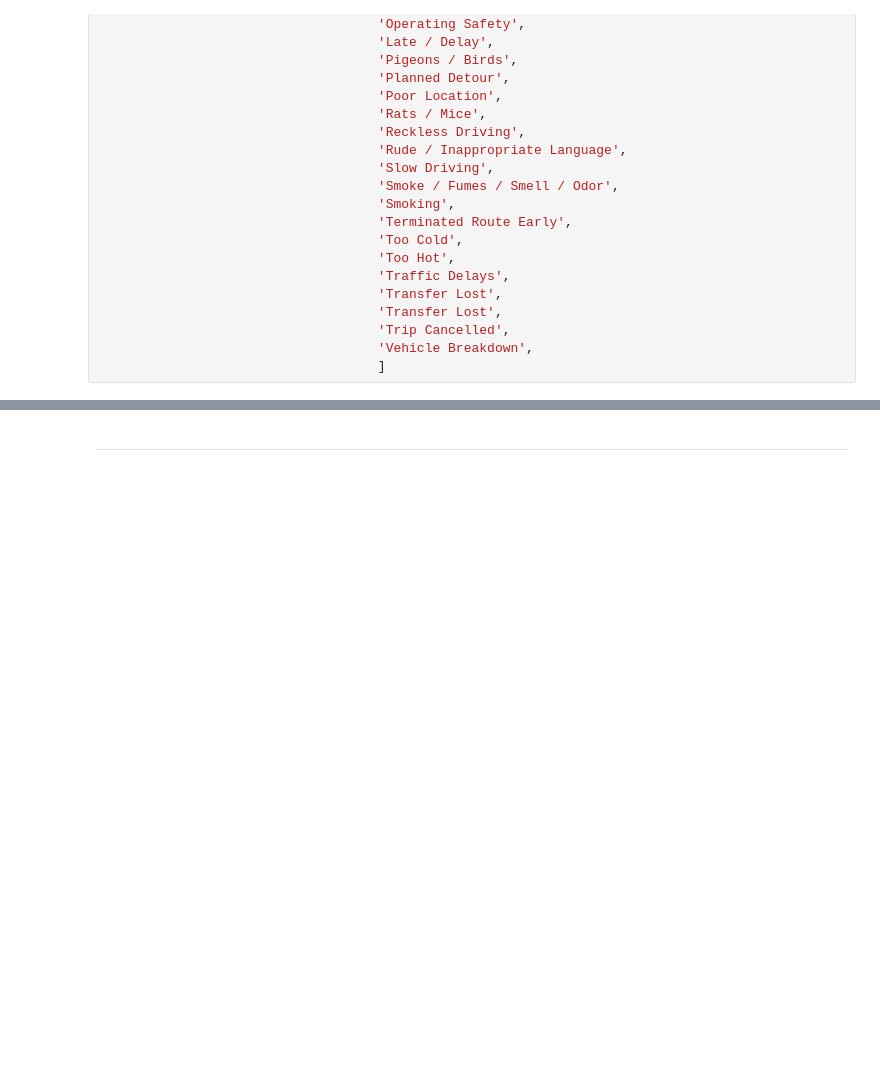
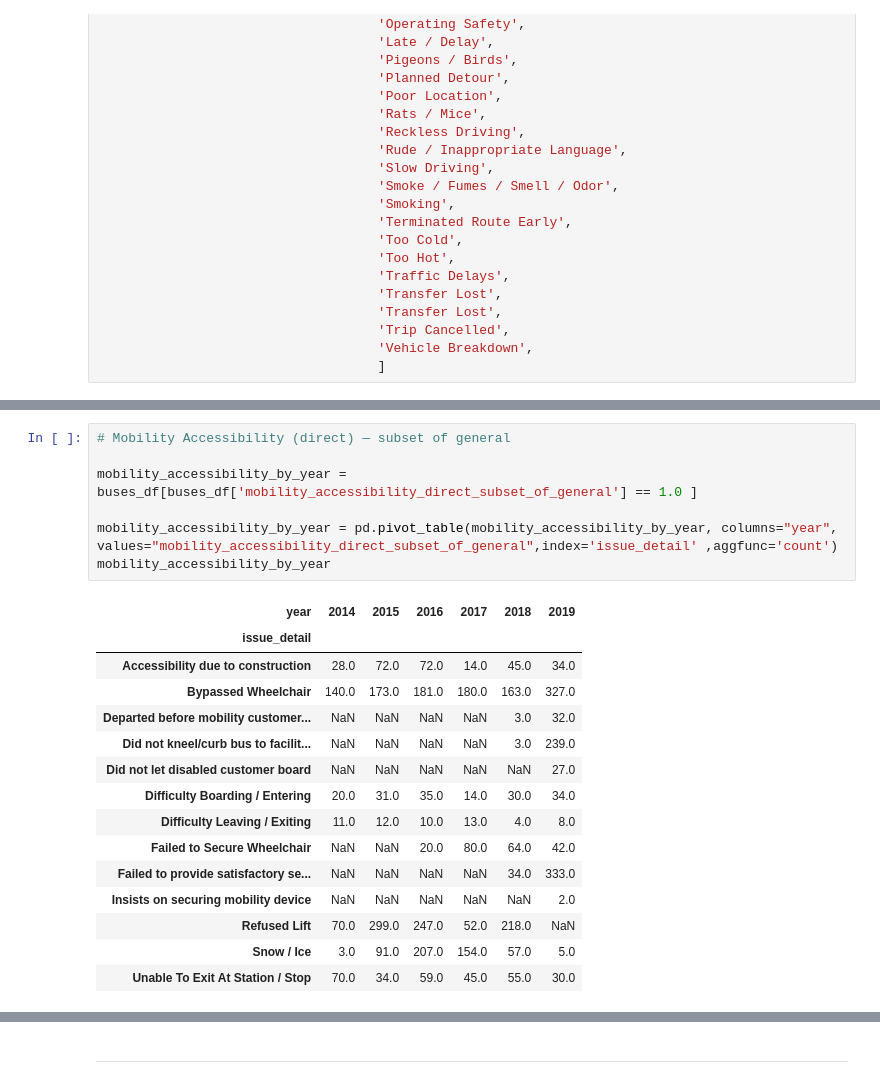
Before and after one commit to itzamnahuerta/mta_complaints, a Jupyter notebook: MTA_Analysis.ipynb, the cells around one changed output, grey strips where cells are left out. Cells and saved outputs as stored; diff of their text form; blank space fills up the shorter version.

```diff
--- a/MTA_Analysis.ipynb
+++ b/MTA_Analysis.ipynb
@@ -952,0 +889,23 @@ rider_comfort_service_reliability_by_year
+# %%
+# Mobility Accessibility (direct) — subset of general
+
+mobility_accessibility_by_year = buses_df[buses_df['mobility_accessibility_direct_subset_of_general'] == 1.0 ]
+
+mobility_accessibility_by_year = pd.pivot_table(mobility_accessibility_by_year, columns="year", values="mobility_accessibility_direct_subset_of_general",index='issue_detail' ,aggfunc='count')
+mobility_accessibility_by_year
+# %% [output]
+| year | 2014 | 2015 | 2016 | 2017 | 2018 | 2019 |
+| issue_detail |  |  |  |  |  |  |
+| Accessibility due to construction | 28.0 | 72.0 | 72.0 | 14.0 | 45.0 | 34.0 |
+| Bypassed Wheelchair | 140.0 | 173.0 | 181.0 | 180.0 | 163.0 | 327.0 |
+| Departed before mobility customer... | NaN | NaN | NaN | NaN | 3.0 | 32.0 |
+| Did not kneel/curb bus to facilit... | NaN | NaN | NaN | NaN | 3.0 | 239.0 |
+| Did not let disabled customer board | NaN | NaN | NaN | NaN | NaN | 27.0 |
+| Difficulty Boarding / Entering | 20.0 | 31.0 | 35.0 | 14.0 | 30.0 | 34.0 |
+| Difficulty Leaving / Exiting | 11.0 | 12.0 | 10.0 | 13.0 | 4.0 | 8.0 |
+| Failed to Secure Wheelchair | NaN | NaN | 20.0 | 80.0 | 64.0 | 42.0 |
+| Failed to provide satisfactory se... | NaN | NaN | NaN | NaN | 34.0 | 333.0 |
+| Insists on securing mobility device | NaN | NaN | NaN | NaN | NaN | 2.0 |
+| Refused Lift | 70.0 | 299.0 | 247.0 | 52.0 | 218.0 | NaN |
+| Snow / Ice | 3.0 | 91.0 | 207.0 | 154.0 | 57.0 | 5.0 |
+| Unable To Exit At Station / Stop | 70.0 | 34.0 | 59.0 | 45.0 | 55.0 | 30.0 |
```
Also changed, not shown: parts of 22 cells of this notebook, 9 other files.
